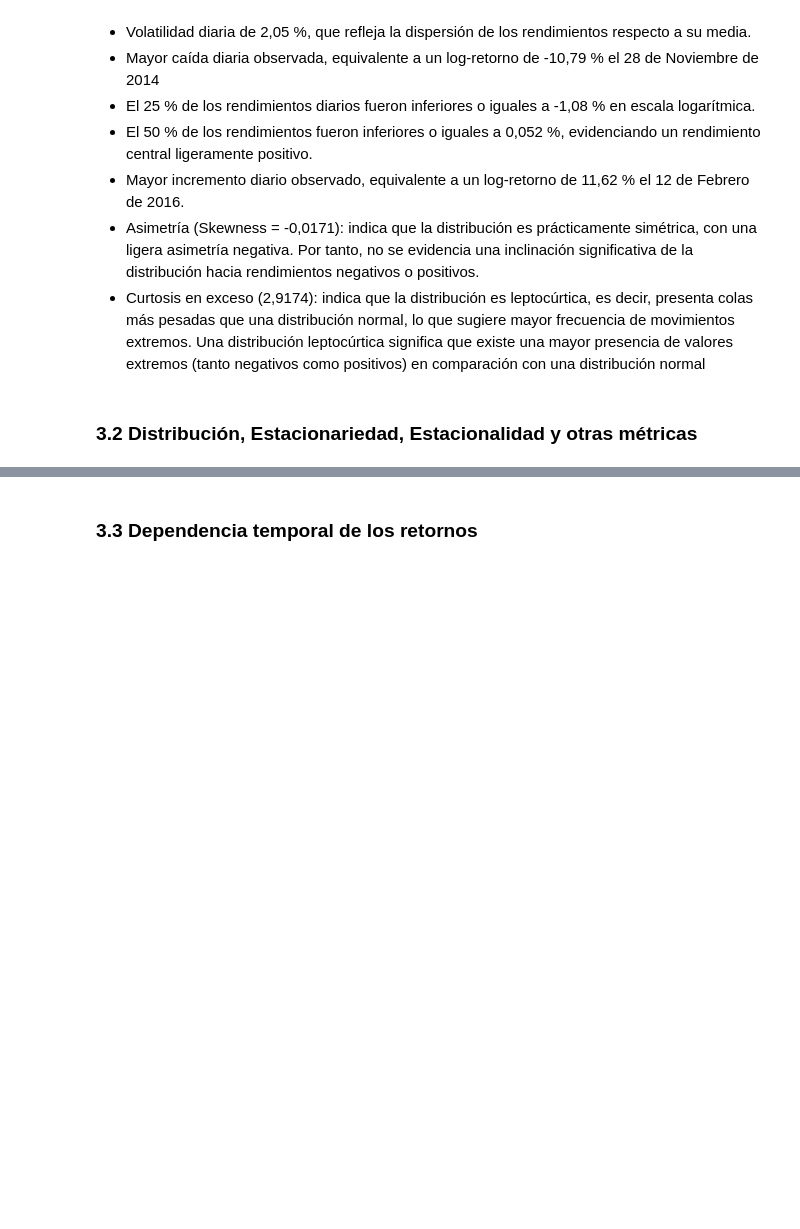
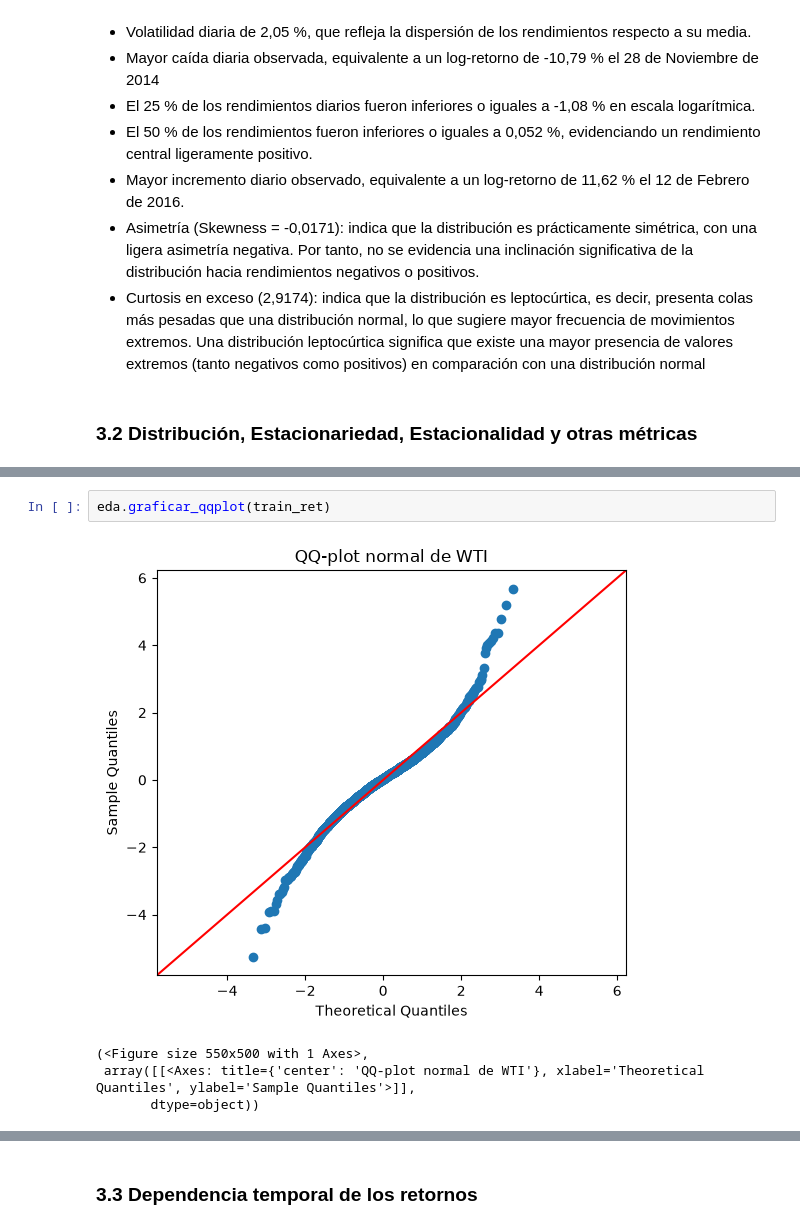
Before and after one commit to darlamai/proyecto_final_ml_wti, a Jupyter notebook: notebooks/01.eda_raw.ipynb, the cells around one changed output, grey strips where cells are left out. Cells and saved outputs as stored; diff of their text form; blank space fills up the shorter version.

```diff
--- a/notebooks/01.eda_raw.ipynb
+++ b/notebooks/01.eda_raw.ipynb
@@ -591,0 +631,7 @@ Se usan las dos porque tienen hipótesis nulas opuestas. La conclusión es fuert
+# %%
+eda.graficar_qqplot(train_ret)
+# %% [output]
+[figure, added]
+(<Figure size 550x500 with 1 Axes>,
+ array([[<Axes: title={'center': 'QQ-plot normal de WTI'}, xlabel='Theoretical Quantiles', ylabel='Sample Quantiles'>]],
+       dtype=object))
```
Also changed, not shown: parts of 96 cells of this notebook, 5 other files.
